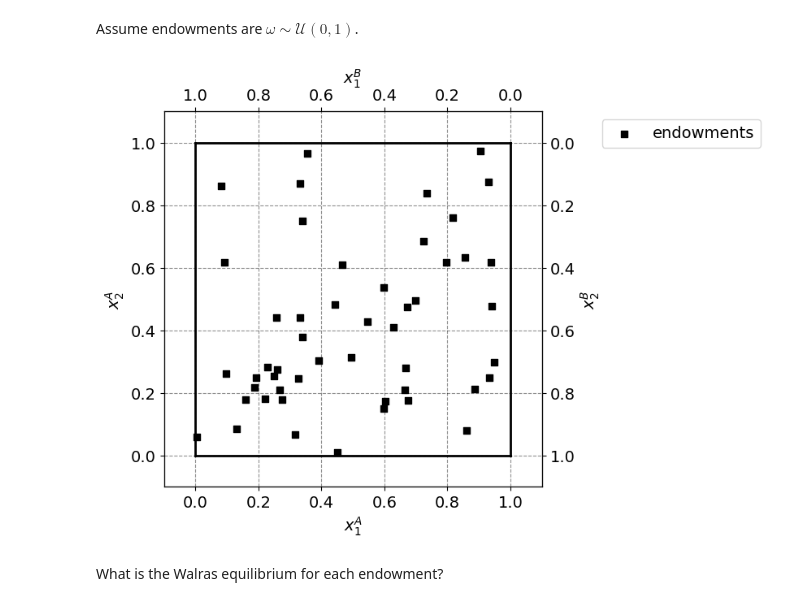
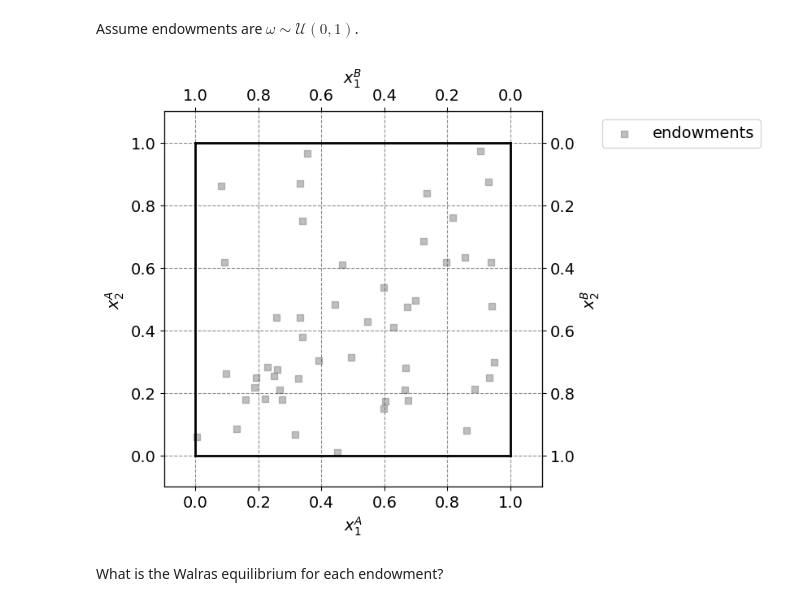
Before and after one commit to NumEconCopenhagen/ProgEcon-lectures, a Jupyter notebook: 10_Walras/01_Exchange/ExchangeEconomy.ipynb, the cells around one changed output. Drawn from its saved outputs; the diff is of its cells as text; code cells hidden in the pictures.

```diff
--- a/10_Walras/01_Exchange/ExchangeEconomy.ipynb
+++ b/10_Walras/01_Exchange/ExchangeEconomy.ipynb
@@ -341,10 +380,10 @@ Assume endowments are $\omega\sim\mathcal{U}(0,1)$.
 model.draw_random_endowments()
 # %%
 fig,ax_A,ax_B = model.create_edgeworthbox()
-ax_A.scatter(sim.WA[0,:],sim.WA[1,:],marker='s',color='black',label='endowments')
+ax_A.scatter(sim.WA[0,:],sim.WA[1,:],marker='s',color='gray',alpha=0.5,label='endowments')
 ax_A.legend(frameon=True,loc='upper right',bbox_to_anchor=(1.6,1.0));
 # %% [output]
-[figure, old version]
+[figure, new version]
 # %% [markdown]
 What is the Walras equilibrium for each endowment?
 # %%
```
Also changed, not shown: parts of 10 cells of this notebook, 3 other files.
